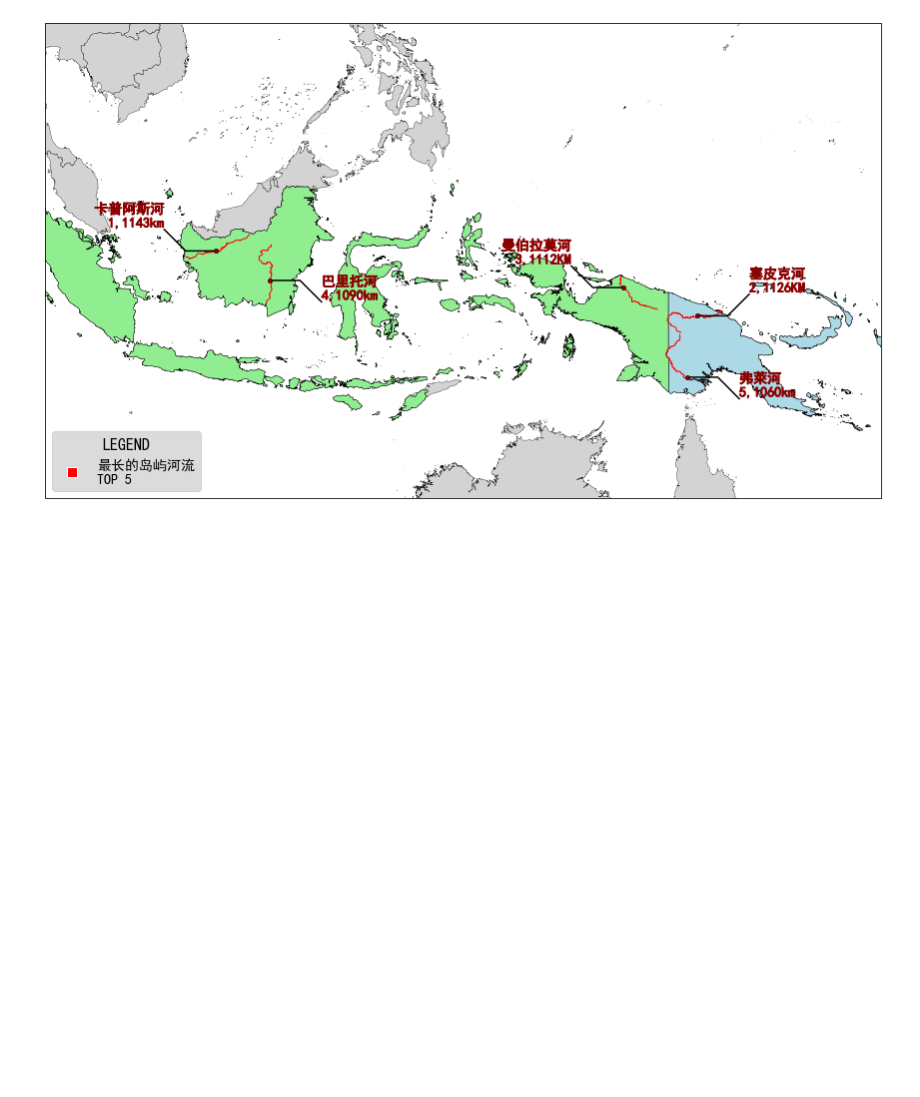
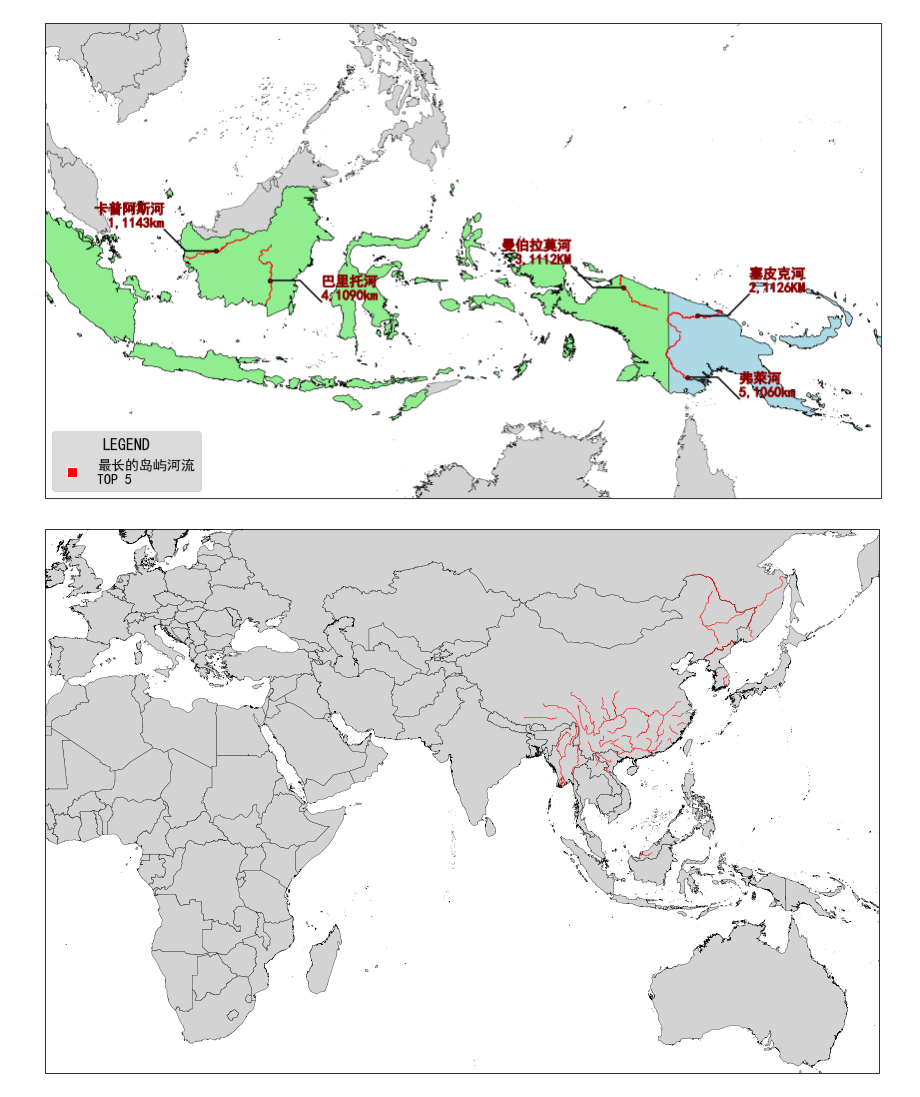
Before and after one commit to gestepoa/pythonmap, a Jupyter notebook: map_natrual.ipynb, the cells around one changed output. Cells and saved outputs as stored; diff of their text form; code cells hidden in the pictures; blank space fills up the shorter version.

```diff
--- a/map_natrual.ipynb
+++ b/map_natrual.ipynb
@@ -171,3 +171,33 @@ plt.savefig('output1.png', dpi=300, bbox_inches='tight')
 plt.show()
 # %% [output]
 [figure]
+# %%
+import pandas as pd
+import geopandas as gpd
+import matplotlib.pyplot as plt
+import cartopy.crs as ccrs
+import numpy as np
+from matplotlib.lines import Line2D
+import matplotlib.patheffects as PathEffects
+
+plt.rcParams['font.sans-serif'] = ['SimHei']
+plt.rcParams['axes.unicode_minus'] = False
+
+
+world = gpd.read_file('./worldmap1/World_countries.shp')
+world = world.to_crs(ccrs.PlateCarree())
+rivers = gpd.read_file('./river/ne_10m_rivers_lake_centerlines/ne_10m_rivers_lake_centerlines.shp')
+filtered_rivers = rivers[rivers['name_zh'].str.contains('江', na=False)]
+filtered_rivers = filtered_rivers.to_crs(ccrs.PlateCarree())
+
+fig, ax = plt.subplots(1, 1, figsize=(15, 10), subplot_kw={'projection': ccrs.Miller()})
+world.plot(ax=ax, color='lightgrey', edgecolor='black', linewidth=0.3, transform=ccrs.PlateCarree())
+filtered_rivers.plot(ax=ax, color='red', linewidth=0.5, transform=ccrs.PlateCarree())
+
+ax.tick_params(axis='both', which='both', length=0, labelsize=0)
+ax.set_extent([160, -10, -40, 65], crs=ccrs.PlateCarree())
+
+plt.savefig('output1.png', dpi=600, bbox_inches='tight')
+plt.show()
+# %% [output]
+[figure, added]
```
Also changed, not shown: parts of 1 cell of this notebook, 1 other file.
